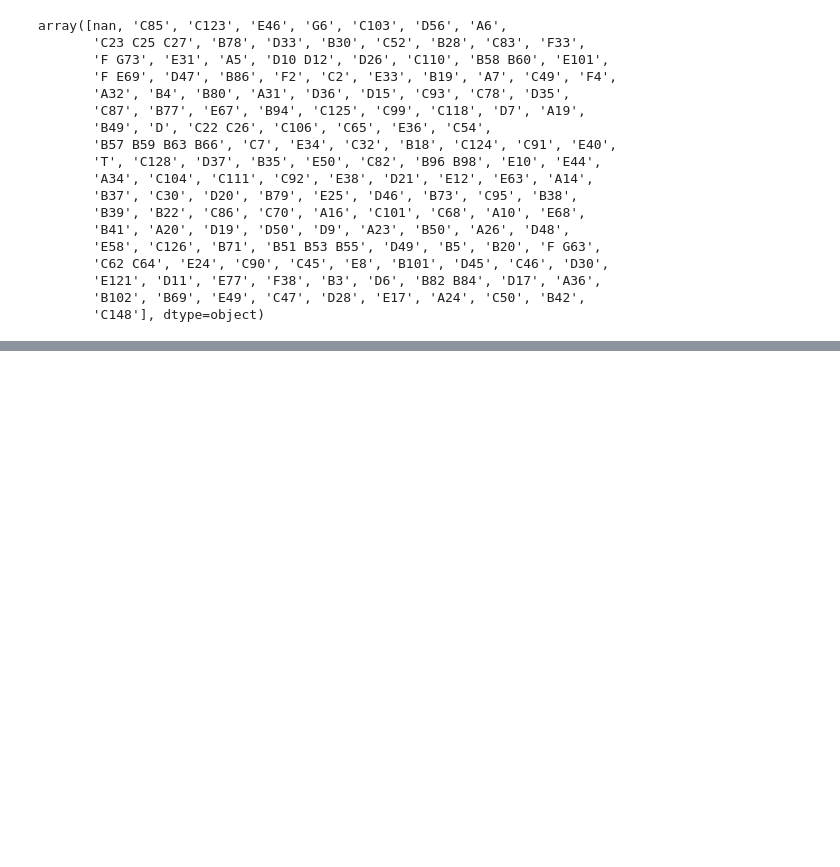
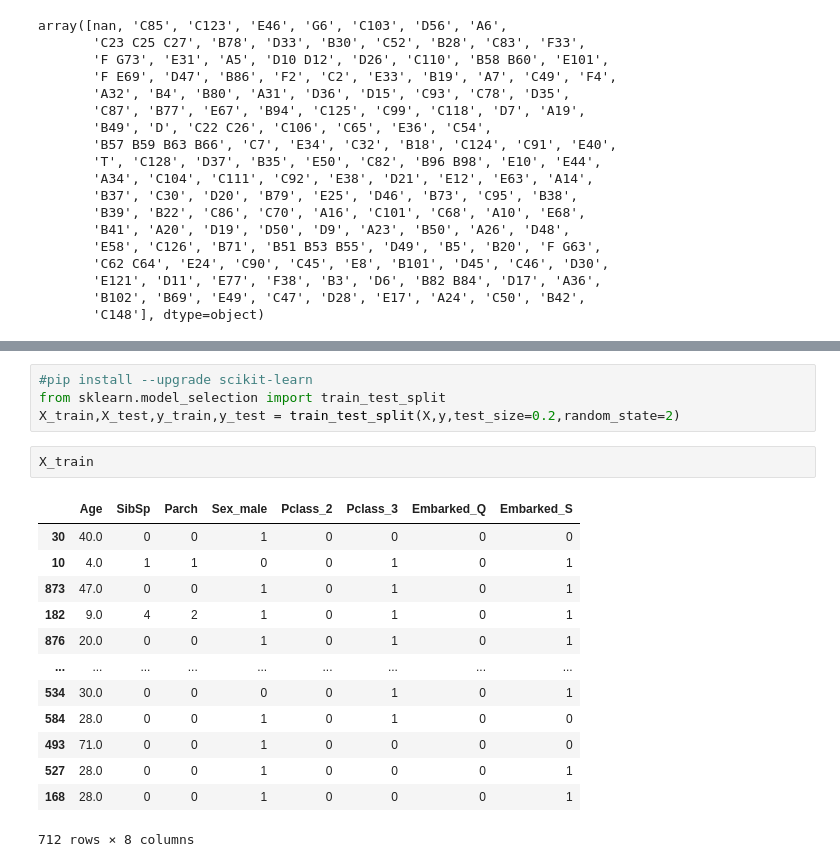
Before and after one commit to AhsanR24/PGD-Machine-Learning-2024-25, a Jupyter notebook: KNN/KNN.ipynb, the cells around one changed output, grey strips where cells are left out. Cells and saved outputs as stored; diff of their text form; blank space fills up the shorter version.

```diff
--- a/KNN/KNN.ipynb
+++ b/KNN/KNN.ipynb
@@ -149,0 +302,20 @@ array([nan, 'C85', 'C123', 'E46', 'G6', 'C103', 'D56', 'A6',
+# %%
+#pip install --upgrade scikit-learn
+from sklearn.model_selection import train_test_split
+X_train,X_test,y_train,y_test = train_test_split(X,y,test_size=0.2,random_state=2)
+# %%
+X_train
+# %% [output]
+|  | Age | SibSp | Parch | Sex_male | Pclass_2 | Pclass_3 | Embarked_Q | Embarked_S |
+| 30 | 40.0 | 0 | 0 | 1 | 0 | 0 | 0 | 0 |
+| 10 | 4.0 | 1 | 1 | 0 | 0 | 1 | 0 | 1 |
+| 873 | 47.0 | 0 | 0 | 1 | 0 | 1 | 0 | 1 |
+| 182 | 9.0 | 4 | 2 | 1 | 0 | 1 | 0 | 1 |
+| 876 | 20.0 | 0 | 0 | 1 | 0 | 1 | 0 | 1 |
+| ... | ... | ... | ... | ... | ... | ... | ... | ... |
+| 534 | 30.0 | 0 | 0 | 0 | 0 | 1 | 0 | 1 |
+| 584 | 28.0 | 0 | 0 | 1 | 0 | 1 | 0 | 0 |
+| 493 | 71.0 | 0 | 0 | 1 | 0 | 0 | 0 | 0 |
+| 527 | 28.0 | 0 | 0 | 1 | 0 | 0 | 0 | 1 |
+| 168 | 28.0 | 0 | 0 | 1 | 0 | 0 | 0 | 1 |
+712 rows × 8 columns
```
Also changed, not shown: parts of 18 cells of this notebook, 1 other file.
